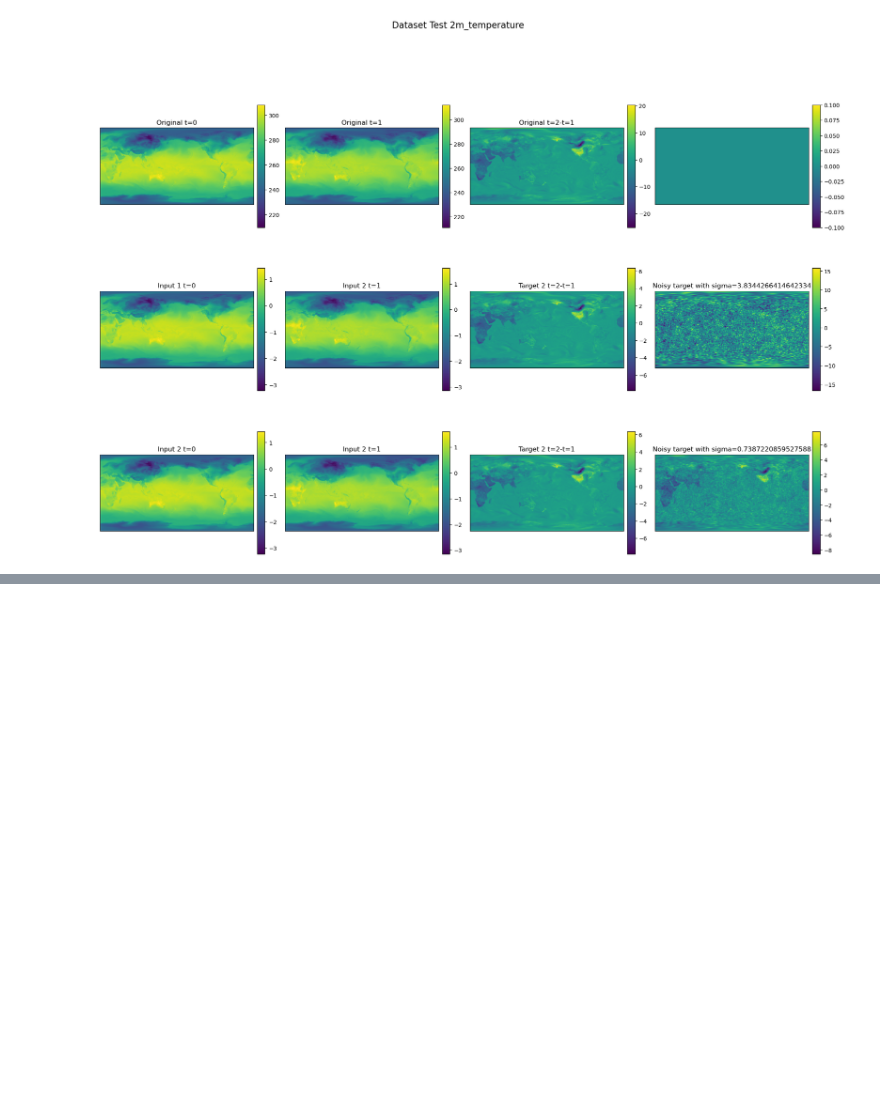
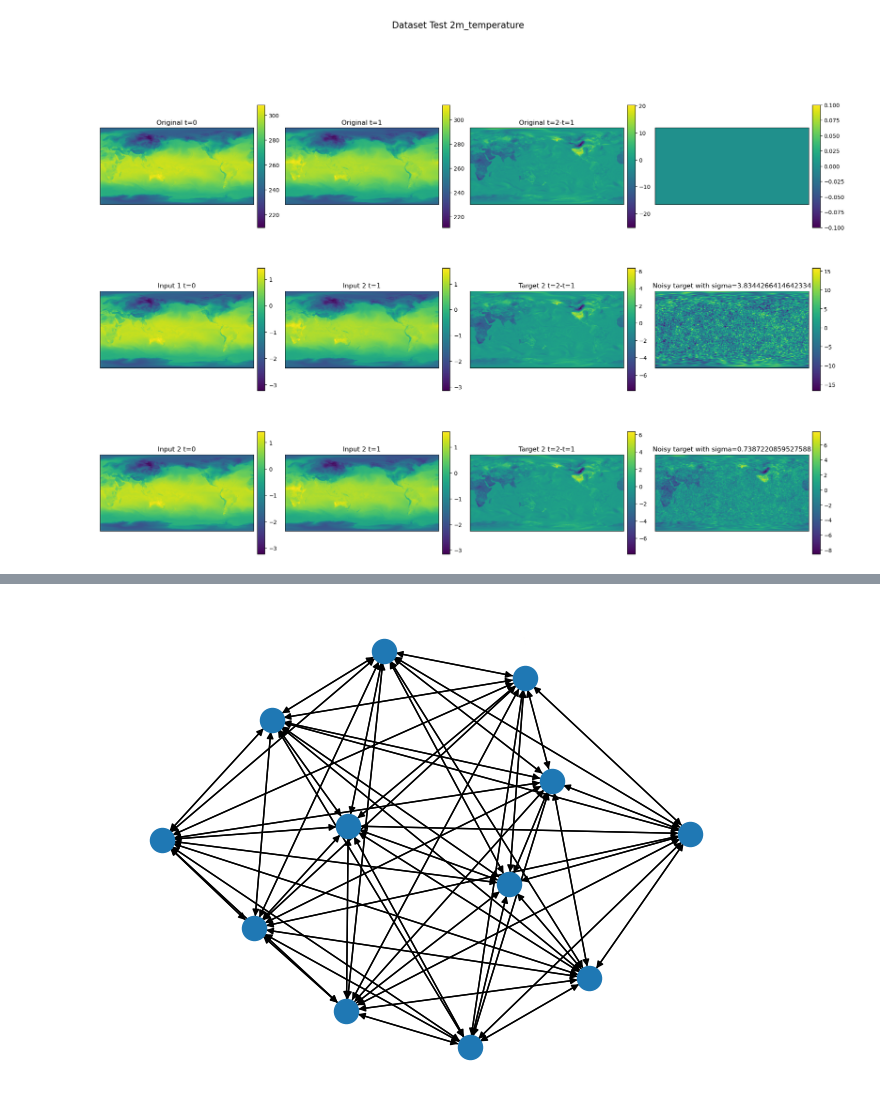
Before and after one commit to openclimatefix/graph_weather, a Jupyter notebook: train/gencast_demo.ipynb, the cells around one changed output, grey strips where cells are left out. Cells and saved outputs as stored; diff of their text form; code cells hidden in the pictures; blank space fills up the shorter version.

```diff
--- a/train/gencast_demo.ipynb
+++ b/train/gencast_demo.ipynb
@@ -180,0 +203,9 @@ for i in range(12):
+# %%
+# khop mesh
+import networkx as nx
+from torch_geometric.utils import to_networkx
+
+g = to_networkx(graphs.khop_mesh_graph)
+nx.draw(g)
+# %% [output]
+[figure, added]
```
Also changed, not shown: parts of 7 cells of this notebook, 12 other files.
